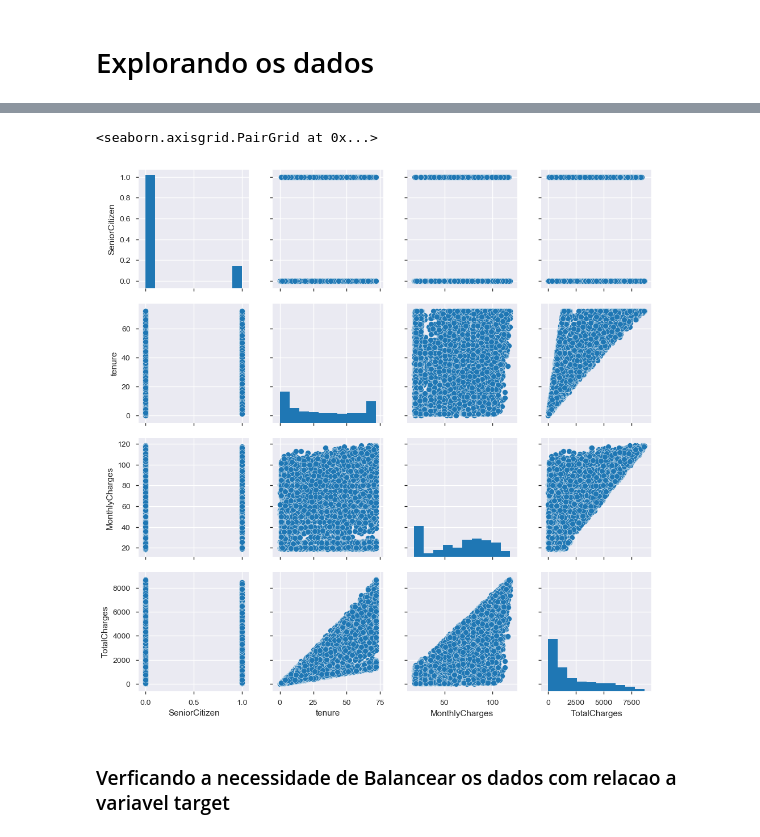
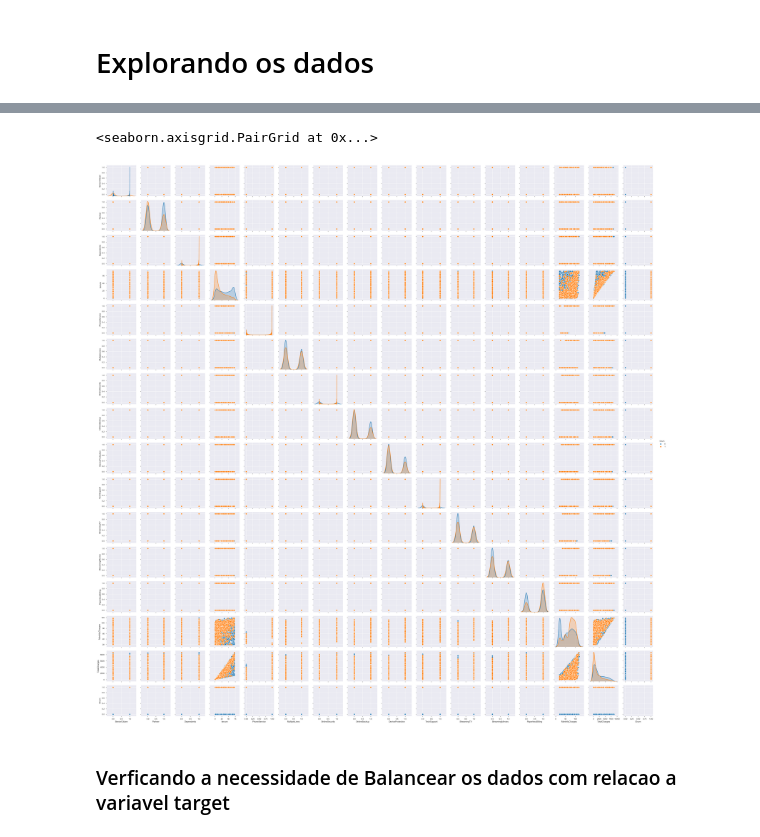
Before and after one commit to thiagodegan/Desafio03, a Jupyter notebook: Desafio03_Mauri.ipynb, the cells around one changed output, grey strips where cells are left out. Drawn from its saved outputs; the diff is of its cells as text; code cells hidden in the pictures.

Commit message:
Update Desafio03_Mauri.ipynb
Continuação de analise exploratoria dos dados

```diff
--- a/Desafio03_Mauri.ipynb
+++ b/Desafio03_Mauri.ipynb
@@ -22,7 +22,7 @@ pd.set_option('display.max_columns', None)
 # %% [markdown]
 ## Importando Dataset de Amostra de Clientes
 # %%
-dados = pd.read_csv(r'D:/Estudos/DataScience/DataSets/DH_DS3_Telecom_Amostra.csv', encoding = 'latin1',
+dados = pd.read_csv(r'C:/Users/mauri.leite/Documents/GitHub/DH\Desafio03/Telecom - AMOSTRA CLIENTES.csv', encoding = 'latin1',
                  engine='python',
                  delimiter=';',
                  decimal=",")
@@ -94,9 +170,9 @@ pp.ProfileReport(dados)
 # %%
-
-sns.pairplot(dados)
+sns.pairplot(dados,hue='Churn')
+#sns.pairplot(dados)
 # %% [output]
 <seaborn.axisgrid.PairGrid at 0x...>
-[figure, old version]
+[figure, new version]
 # %% [markdown]
 ### Verficando a necessidade de Balancear os dados com relacao a variavel target
 # %%
```
Also changed, not shown: parts of 8 cells of this notebook.
